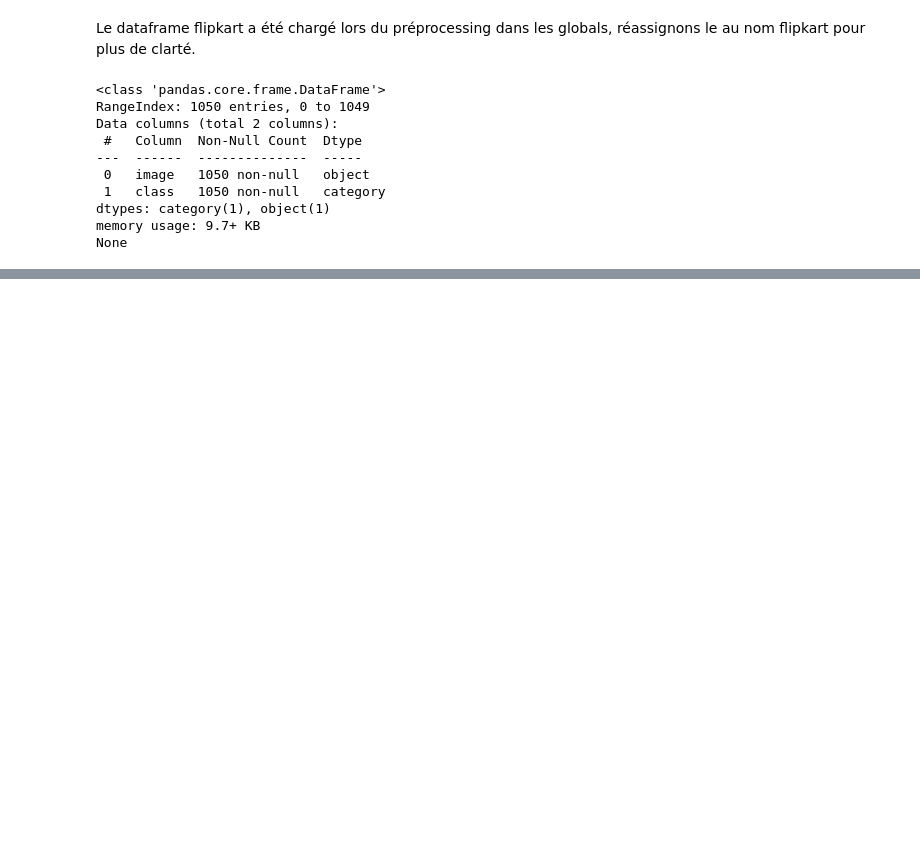
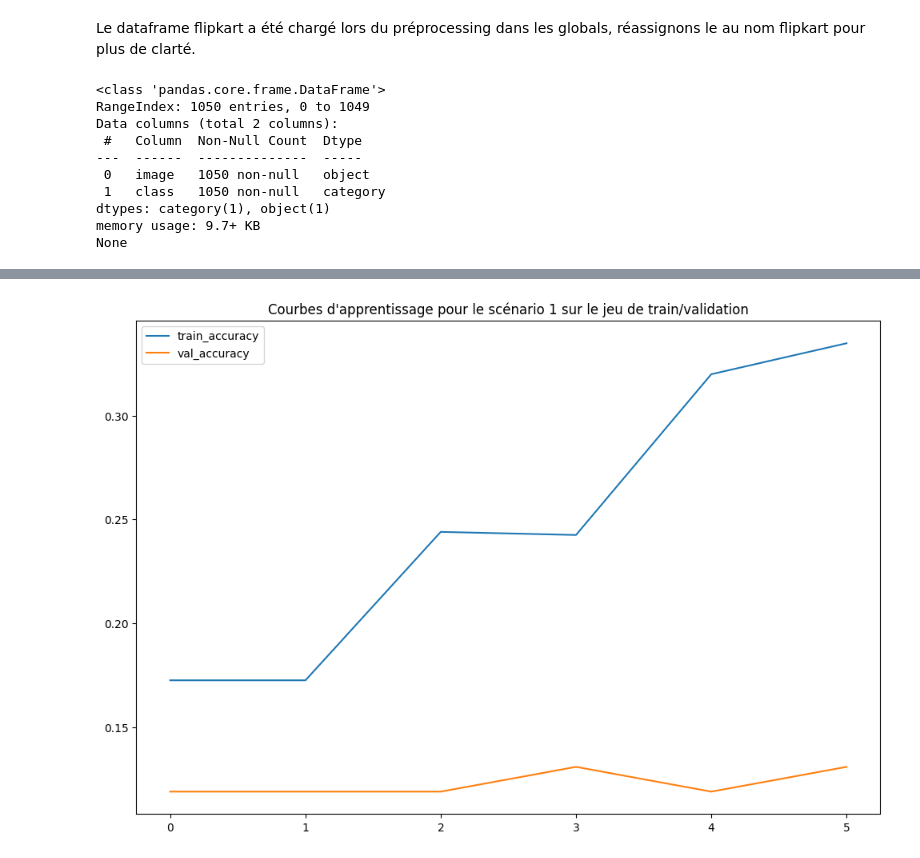
Before and after one commit to Hedredo/oc_projet_6, a Jupyter notebook: classification.ipynb, the cells around one changed output, grey strips where cells are left out. Drawn from its saved outputs; the diff is of its cells as text; code cells hidden in the pictures; blank space fills up the shorter version.

Commit message:
update_ccn_scenario_1_to_3

```diff
--- a/classification.ipynb
+++ b/classification.ipynb
@@ -784,33 +69,0 @@ Epoch 15/15
-# %%
-# SCENARIO 6 : On utilise les poids pré-entraînés sur ImageNet avec une couche dense supplémentaire et plus d'netraînement de couches
-model = EfficientNetB0(
-    include_top=False,
-    weights='imagenet',
-    input_shape=(224, 224, 3),
-    classes=7,
-    classifier_activation='softmax'
-)
-
-print("Input: ", model.input)
-print("Output: ", model.output)
-
-# Ajoute les dernières couches denses du modèle
-x = model.output
-x = tf.keras.layers.GlobalAveragePooling2D()(x)
-x = tf.keras.layers.Dense(1024, activation='relu')(x)
-x = tf.keras.layers.Dense(1024, activation='relu')(x)
-predictions = tf.keras.layers.Dense(n_classes, activation='softmax')(x)
-
-# Crée un modèle à partir des inputs et des outputs
-model = Model(inputs=model.input, outputs=predictions)
-
-# Gèle les poids des couches de convolution
-for layer in model.layers[:-6]:
-    layer.trainable = False
-
-# Compile le modèle
-model.compile(
-    optimizer=Adam(learning_rate=1e-3),
-    loss='categorical_crossentropy',
-    metrics=['accuracy']
-)
@@ -889,0 +264,10 @@ Epoch 15/15
+# %%
+# Affiche les courbes d'apprentissage
+plt.figure(figsize=(12, 8))
+plt.title("Courbes d\'apprentissage pour le scénario 1 sur le jeu de train/validation")
+plt.plot(history.history['accuracy'], label='train_accuracy')
+plt.plot(history.history['val_accuracy'], label='val_accuracy')
+plt.legend()
+plt.show()
+# %% [output]
+[figure, added]
```
Also changed, not shown: parts of 79 cells of this notebook, 30 other files.
